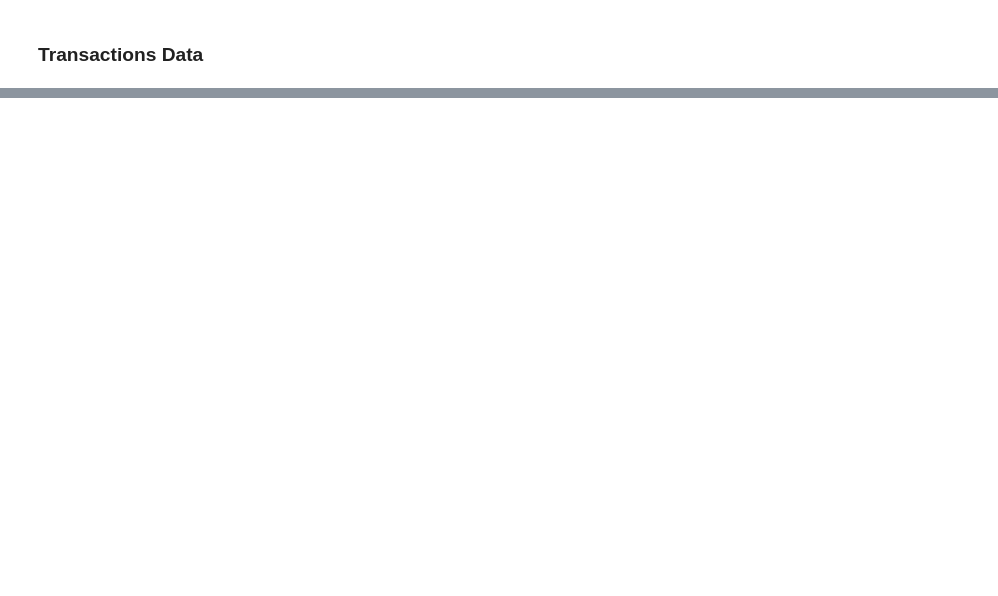
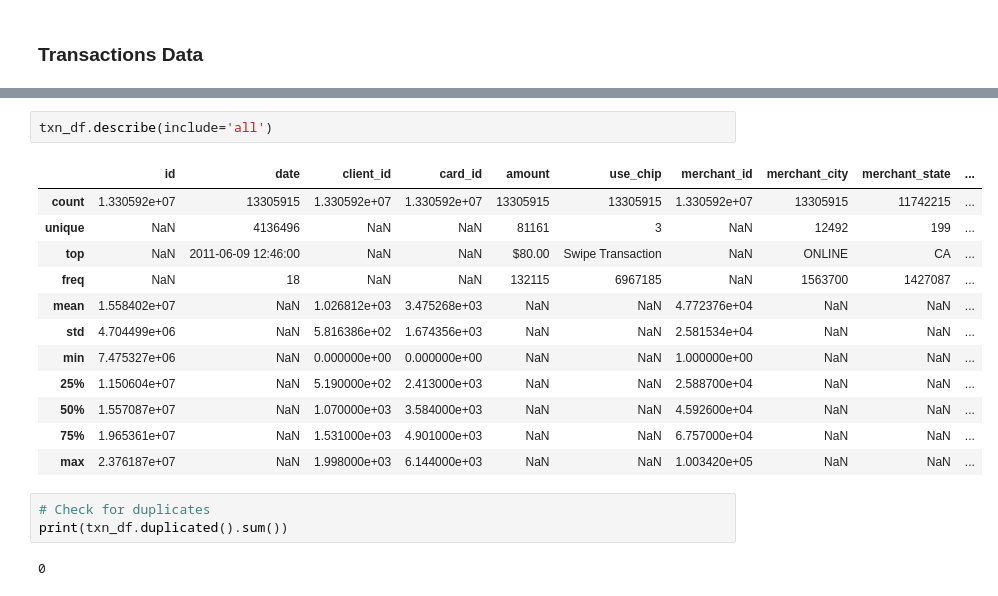
Before and after one commit to hlnetr21354/Financial-Transactions-Analysis, a Jupyter notebook: notebook/transform_data_eda.ipynb, the cells around one changed output, grey strips where cells are left out. Cells and saved outputs as stored; diff of their text form; blank space fills up the shorter version.

```diff
--- a/notebook/transform_data_eda.ipynb
+++ b/notebook/transform_data_eda.ipynb
@@ -179,0 +310,20 @@ dtype: int64
+# %%
+txn_df.describe(include='all')
+# %% [output]
+|  | id | date | client_id | card_id | amount | use_chip | merchant_id | merchant_city | merchant_state | ... |
+| count | 1.330592e+07 | 13305915 | 1.330592e+07 | 1.330592e+07 | 13305915 | 13305915 | 1.330592e+07 | 13305915 | 11742215 | ... |
+| unique | NaN | 4136496 | NaN | NaN | 81161 | 3 | NaN | 12492 | 199 | ... |
+| top | NaN | 2011-06-09 12:46:00 | NaN | NaN | $80.00 | Swipe Transaction | NaN | ONLINE | CA | ... |
+| freq | NaN | 18 | NaN | NaN | 132115 | 6967185 | NaN | 1563700 | 1427087 | ... |
+| mean | 1.558402e+07 | NaN | 1.026812e+03 | 3.475268e+03 | NaN | NaN | 4.772376e+04 | NaN | NaN | ... |
+| std | 4.704499e+06 | NaN | 5.816386e+02 | 1.674356e+03 | NaN | NaN | 2.581534e+04 | NaN | NaN | ... |
+| min | 7.475327e+06 | NaN | 0.000000e+00 | 0.000000e+00 | NaN | NaN | 1.000000e+00 | NaN | NaN | ... |
+| 25% | 1.150604e+07 | NaN | 5.190000e+02 | 2.413000e+03 | NaN | NaN | 2.588700e+04 | NaN | NaN | ... |
+| 50% | 1.557087e+07 | NaN | 1.070000e+03 | 3.584000e+03 | NaN | NaN | 4.592600e+04 | NaN | NaN | ... |
+| 75% | 1.965361e+07 | NaN | 1.531000e+03 | 4.901000e+03 | NaN | NaN | 6.757000e+04 | NaN | NaN | ... |
+| max | 2.376187e+07 | NaN | 1.998000e+03 | 6.144000e+03 | NaN | NaN | 1.003420e+05 | NaN | NaN | ... |
+# %%
+# Check for duplicates
+print(txn_df.duplicated().sum())
+# %% [output]
+0
```
Also changed, not shown: parts of 47 cells of this notebook, 1 other file.
